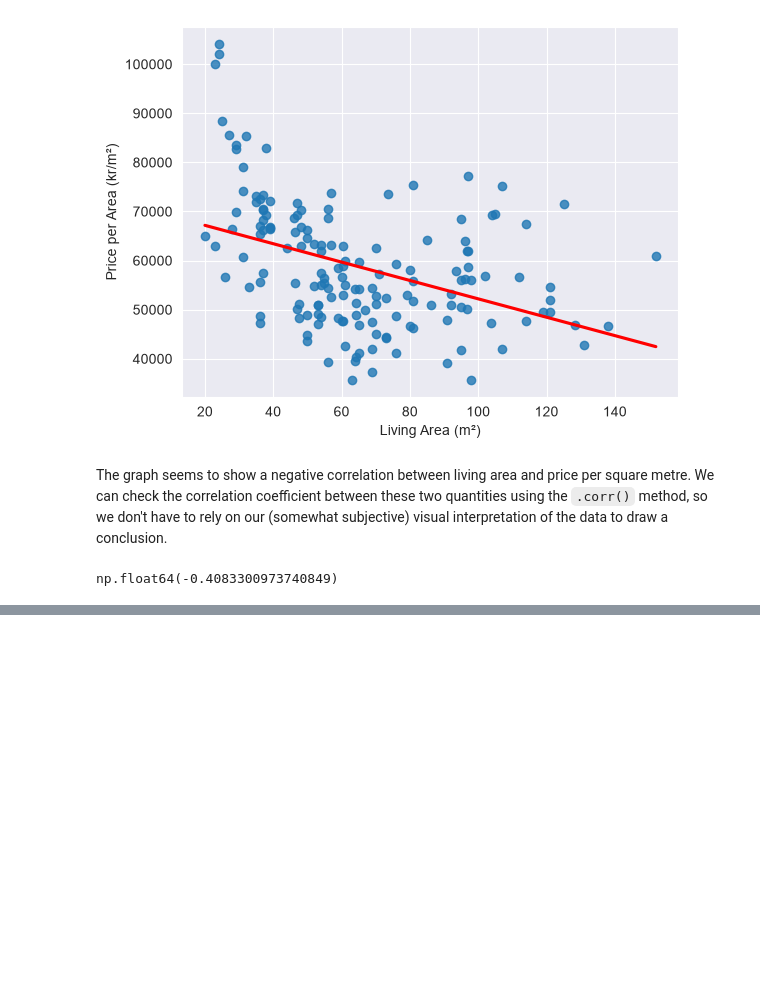
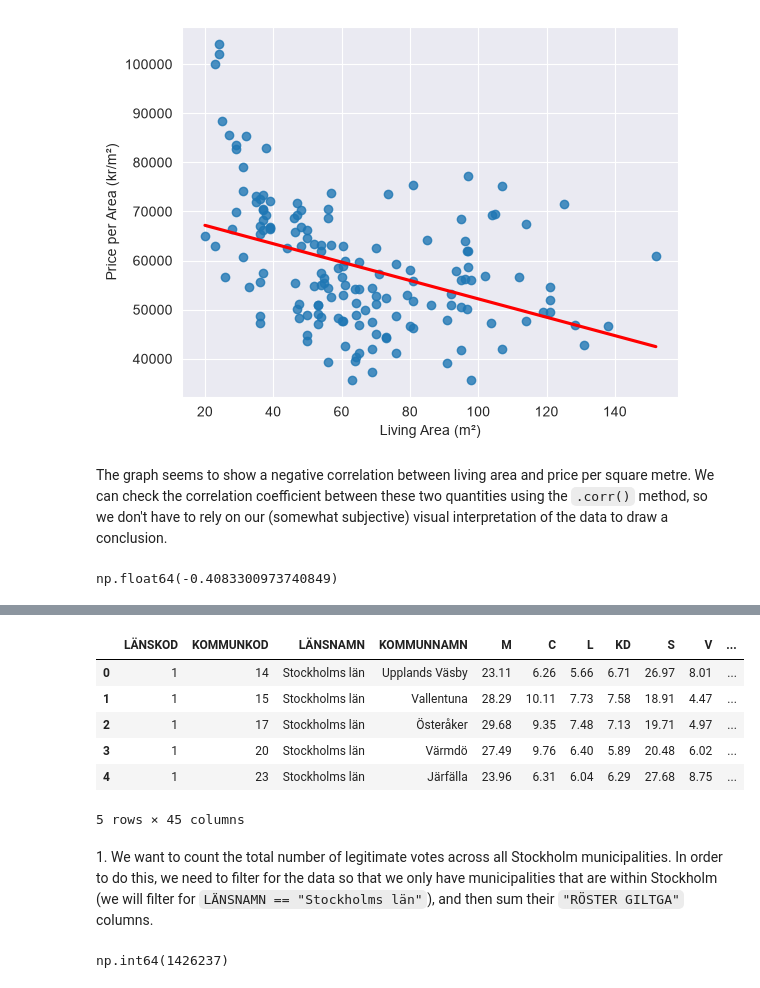
Before and after one commit to AndyDeany/MT4008-homework-2, a Jupyter notebook: HW2/HW2.ipynb, the cells around one changed output, grey strips where cells are left out. Saved outputs shown, nothing was run; the diff lists cells and outputs as text; code cells hidden in the pictures; blank space fills up the shorter version.

```diff
--- a/HW2/HW2.ipynb
+++ b/HW2/HW2.ipynb
@@ -145,0 +156,20 @@ There may also be a base cost to an apartment that is fixed regardless of its si
+# %%
+votes = pd.read_csv("data/2018_R_per_kommun.csv", delimiter=";", decimal=",")
+votes.head()
+# %% [output]
+|  | LÄNSKOD | KOMMUNKOD | LÄNSNAMN | KOMMUNNAMN | M | C | L | KD | S | V | ... |
+| 0 | 1 | 14 | Stockholms län | Upplands Väsby | 23.11 | 6.26 | 5.66 | 6.71 | 26.97 | 8.01 | ... |
+| 1 | 1 | 15 | Stockholms län | Vallentuna | 28.29 | 10.11 | 7.73 | 7.58 | 18.91 | 4.47 | ... |
+| 2 | 1 | 17 | Stockholms län | Österåker | 29.68 | 9.35 | 7.48 | 7.13 | 19.71 | 4.97 | ... |
+| 3 | 1 | 20 | Stockholms län | Värmdö | 27.49 | 9.76 | 6.40 | 5.89 | 20.48 | 6.02 | ... |
+| 4 | 1 | 23 | Stockholms län | Järfälla | 23.96 | 6.31 | 6.04 | 6.29 | 27.68 | 8.75 | ... |
+5 rows × 45 columns
+# %% [markdown]
+1\. We want to count the total number of legitimate votes across all Stockholm municipalities.
+In order to do this, we need to filter for the data so that we only have municipalities
+that are within Stockholm (we will filter for `LÄNSNAMN == "Stockholms län"`), and then
+sum their `"RÖSTER GILTGA"` columns.
+# %%
+votes.filter(cond=votes["LÄNSNAMN"] == "Stockholms län")["RÖSTER GILTIGA"].sum()
+# %% [output]
+np.int64(1426237)
```
Also changed, not shown: parts of 13 cells of this notebook.
